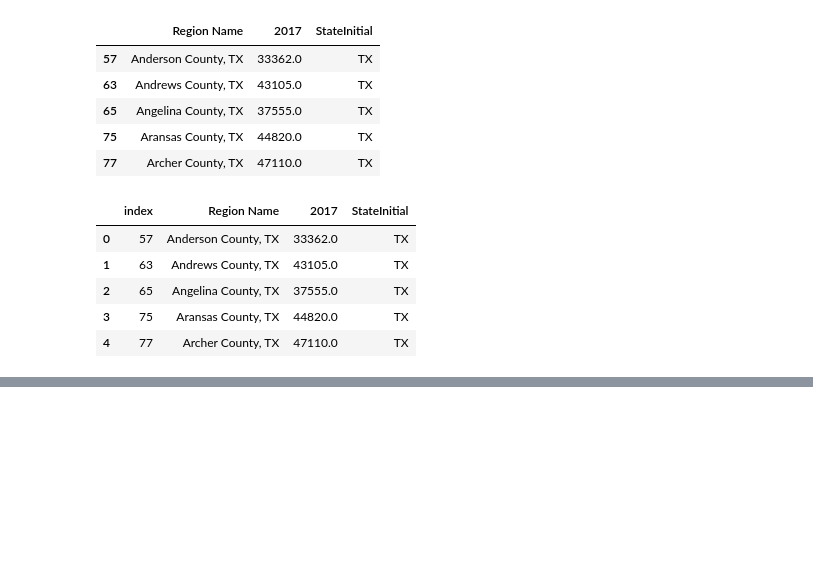
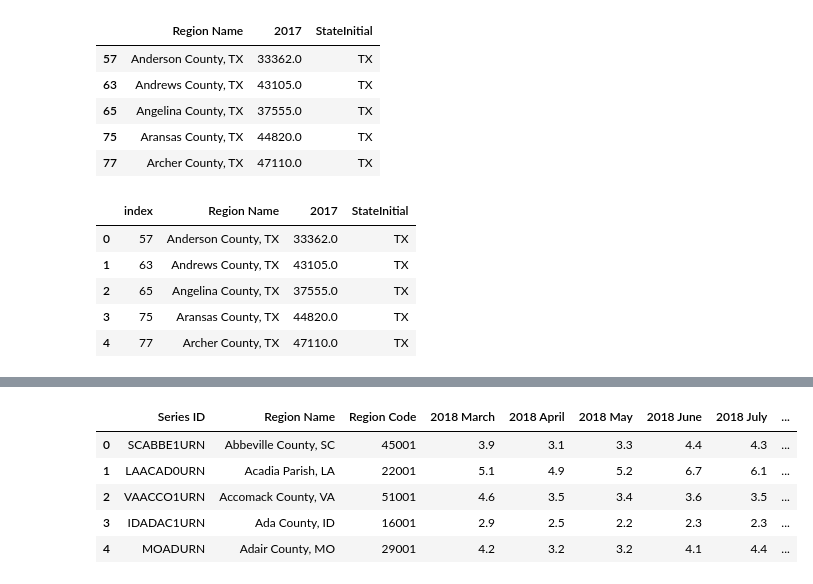
Before and after one commit to olegmrnv/texas_dream, a Jupyter notebook: Oleg/loading_data_into_SQL.ipynb, the cells around one changed output, grey strips where cells are left out. Cells and saved outputs as stored; diff of their text form; code cells hidden in the pictures; blank space fills up the shorter version.

```diff
--- a/Oleg/loading_data_into_SQL.ipynb
+++ b/Oleg/loading_data_into_SQL.ipynb
@@ -92,0 +81,9 @@ df_income
+# %%
+df_unemp.head()
+# %% [output]
+|  | Series ID | Region Name | Region Code | 2018 March | 2018 April | 2018 May | 2018 June | 2018 July | ... |
+| 0 | SCABBE1URN | Abbeville County, SC | 45001 | 3.9 | 3.1 | 3.3 | 4.4 | 4.3 | ... |
+| 1 | LAACAD0URN | Acadia Parish, LA | 22001 | 5.1 | 4.9 | 5.2 | 6.7 | 6.1 | ... |
+| 2 | VAACCO1URN | Accomack County, VA | 51001 | 4.6 | 3.5 | 3.4 | 3.6 | 3.5 | ... |
+| 3 | IDADAC1URN | Ada County, ID | 16001 | 2.9 | 2.5 | 2.2 | 2.3 | 2.3 | ... |
+| 4 | MOADURN | Adair County, MO | 29001 | 4.2 | 3.2 | 3.2 | 4.1 | 4.4 | ... |
```
Also changed, not shown: parts of 10 cells of this notebook, 1 other file.
